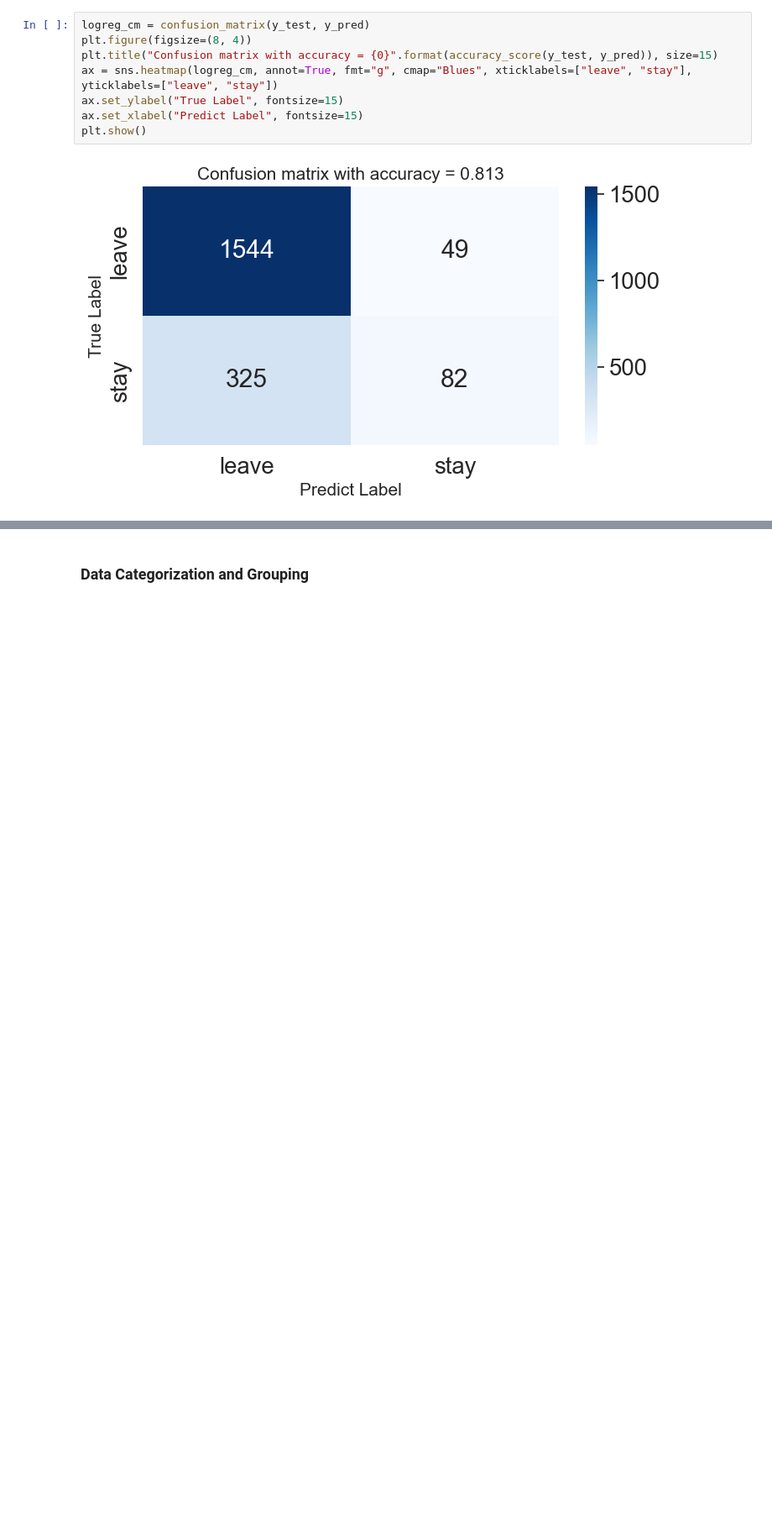
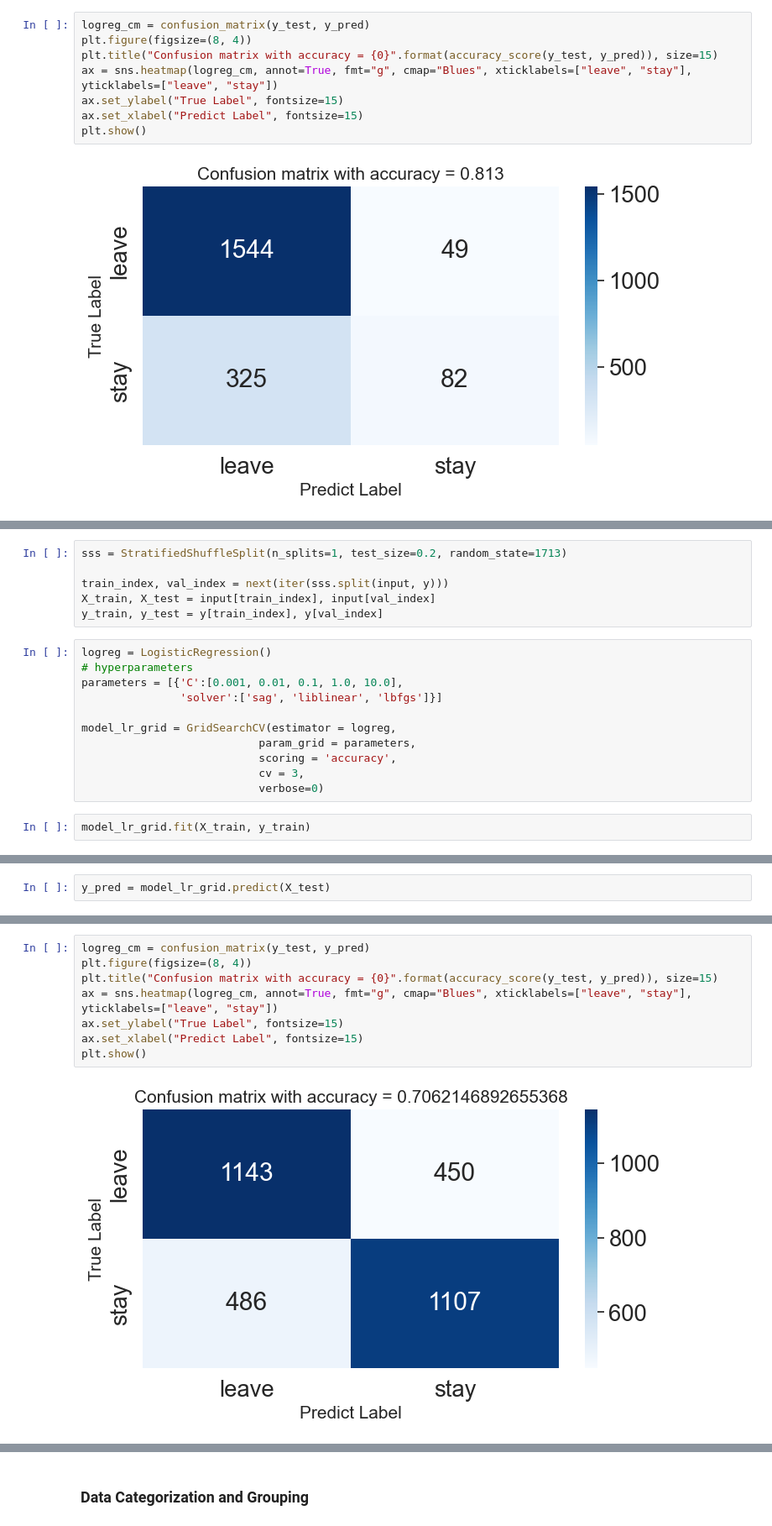
Before and after one commit to tranthikyphuong/Customer-Churn, a Jupyter notebook: Customers churned.ipynb, the cells around one changed output, grey strips where cells are left out. Shown at 84% size. Drawn from its saved outputs; the diff is of its cells as text; blank space fills up the shorter version.

```diff
--- a/Customers churned.ipynb
+++ b/Customers churned.ipynb
@@ -500,0 +620,19 @@ plt.show()
+# %%
+sss = StratifiedShuffleSplit(n_splits=1, test_size=0.2, random_state=1713)
+
+train_index, val_index = next(iter(sss.split(input, y)))
+X_train, X_test = input[train_index], input[val_index]
+y_train, y_test = y[train_index], y[val_index]
+# %%
+logreg = LogisticRegression()
+# hyperparameters
+parameters = [{'C':[0.001, 0.01, 0.1, 1.0, 10.0],
+               'solver':['sag', 'liblinear', 'lbfgs']}]
+
+model_lr_grid = GridSearchCV(estimator = logreg,
+                           param_grid = parameters,
+                           scoring = 'accuracy',
+                           cv = 3,
+                           verbose=0)
+# %%
+model_lr_grid.fit(X_train, y_train)
@@ -500,0 +648,2 @@ plt.show()
+# %%
+y_pred = model_lr_grid.predict(X_test)
@@ -500,0 +663,10 @@ plt.show()
+# %%
+logreg_cm = confusion_matrix(y_test, y_pred)
+plt.figure(figsize=(8, 4))
+plt.title("Confusion matrix with accuracy = {0}".format(accuracy_score(y_test, y_pred)), size=15)
+ax = sns.heatmap(logreg_cm, annot=True, fmt="g", cmap="Blues", xticklabels=["leave", "stay"], yticklabels=["leave", "stay"])
+ax.set_ylabel("True Label", fontsize=15)
+ax.set_xlabel("Predict Label", fontsize=15)
+plt.show()
+# %% [output]
+[figure, added]
```
Also changed, not shown: parts of 45 cells of this notebook.
